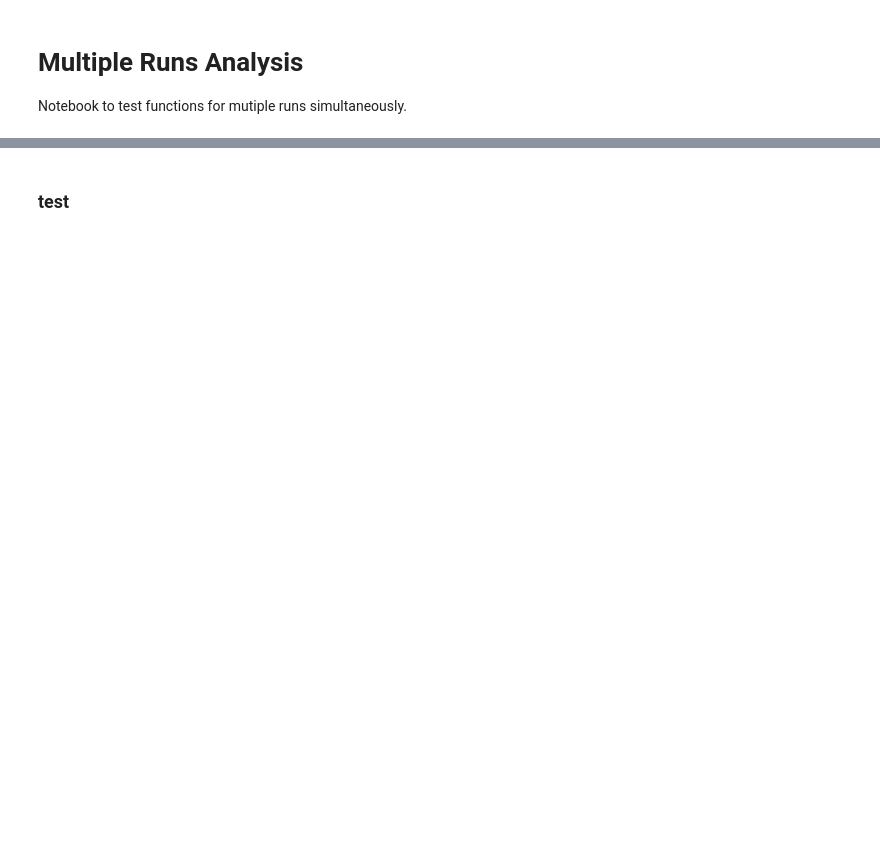
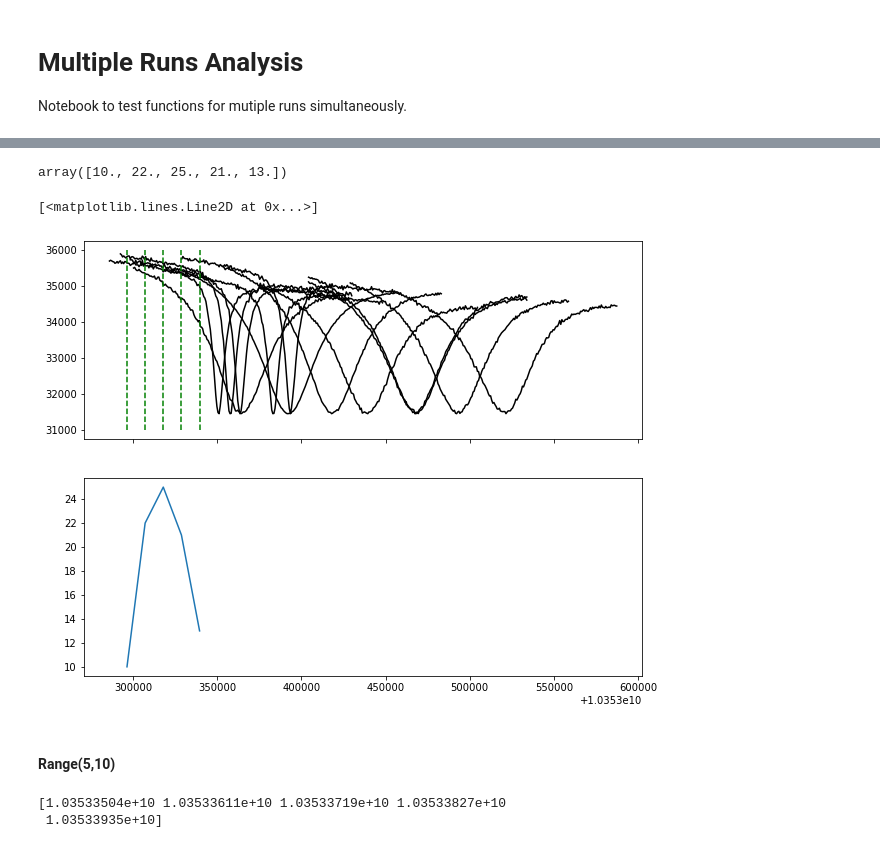
Before and after one commit to andread3vita/QuaxProject, a Jupyter notebook: QUAX-multiple_fit/Multiple-Runs-Analysis_CI.ipynb, the cells around one changed output, grey strips where cells are left out. Drawn from its saved outputs; the diff is of its cells as text; code cells hidden in the pictures; blank space fills up the shorter version.

```diff
--- a/QUAX-multiple_fit/Multiple-Runs-Analysis_CI.ipynb
+++ b/QUAX-multiple_fit/Multiple-Runs-Analysis_CI.ipynb
@@ -192,6 +192,3 @@ def stat_test(InfoDataset,x_0,mu_fix=1.0,nToy=1000,verbose=False,draw=False):
 # %%
 all_freq=np.linspace(10353286068+16*651, 10353286068+31*16*651,30)
-x0=all_freq[range(0,5)]
 runsData = prep.Load()
-
-x0
@@ -216,5 +269,17 @@ KeyboardInterrupt:
+# %%
+muCL1
+# %% [output]
+array([10., 22., 25., 21., 13.])
 # %%
-muCL
-plt.plot(x0,muCL)
+fig,ax=plt.subplots(2,1,figsize=(10,8),sharex=True)
+
+for run in runsData:
+    ax[0].plot(run["freq"],run["fft"],color="black")
+
+for x_0 in x0:
+    ax[0].vlines(x0_1,31000,36000,color="green",linestyle="dashed")
+
+ax[1].plot(x0_1,muCL1)
+# %% [output]
+[<matplotlib.lines.Line2D at 0x...>]
+[figure, added]
-# %% [markdown]
-### test
@@ -223,0 +286,8 @@ toy_0 = stat.multiple_toydataset(fitBkg, n=100, data_type="bkg_bestFit")
+# %% [markdown]
+#### Range(5,10)
+# %%
+x0_2=all_freq[range(5,10)]
+print(x0_2)
+# %% [output]
+[1.03533504e+10 1.03533611e+10 1.03533719e+10 1.03533827e+10
+ 1.03533935e+10]
```
Also changed, not shown: parts of 24 cells of this notebook.
